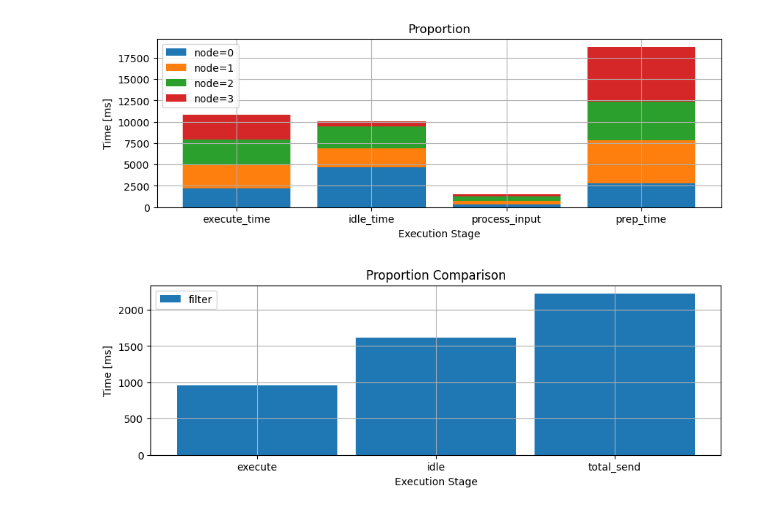
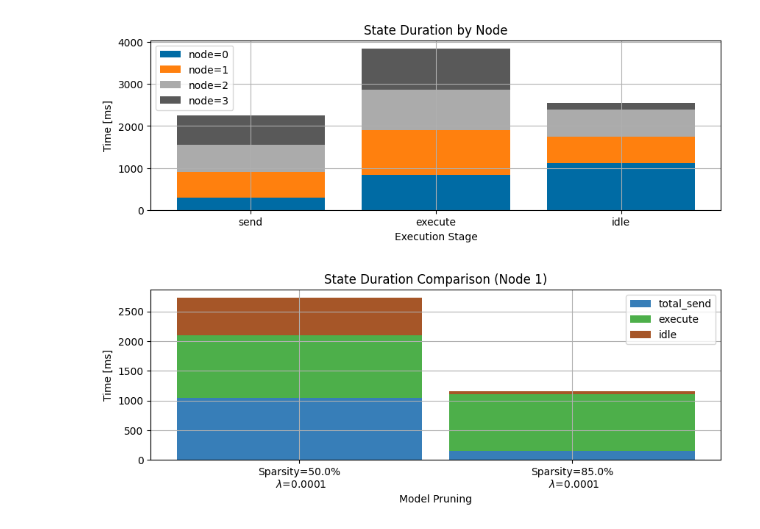
Before and after one commit to neu-spiral/CaP2, a Jupyter notebook: sandbox/plot_timing.ipynb, the cells around one changed output. Cells and saved outputs as stored; diff of their text form; code cells hidden in the pictures.

```diff
--- a/sandbox/plot_timing.ipynb
+++ b/sandbox/plot_timing.ipynb
@@ -309,5 +34,5 @@ def combine_log_files(log_file_path, log_name_substr, num_nodes):
 # %%
-block_event_df, layer_event_df, total_runtime = combine_log_files(log_file_path, log_name, num_nodes)
+block_event_df, layer_event_df, total_runtime = split_run_results.combine_log_files(log_file_path, log_name, num_nodes)
 # %%
 '''
     Make block event timeline plot
@@ -350,7 +75,7 @@ fig.set_size_inches(20,20)
 # TODO: do for each node
 inode = 0
 state_types = ['total_send', 'prep','execute', 'receive', 'idle']
-color_list = ['red', 'blue', 'green', 'orange', 'purple']
+CB_color_cycle = ['#377eb8', '#ff7f00', '#4daf4a', '#f781bf', '#a65628', '#984ea3', '#999999', '#e41a1c', '#dede00']
 num_states = len(state_types)
 
 for inode in range(num_nodes):
@@ -361,7 +86,7 @@ for inode in range(num_nodes):
 
         # format data and plot
         bars = seq_of_tuples(block_event_df.loc[(block_event_df['node'] == inode) & (block_event_df['type'] == state_type)], 'time', 'dur')
-        axs[inode].broken_barh(bars, (ystep*istate - yheigth/2,yheigth), color=color_list[istate])
+        axs[inode].broken_barh(bars, (ystep*istate - yheigth/2,yheigth), color=CB_color_cycle[istate])
 
 
     title_str = f'Node {inode}'
@@ -563,7 +268,7 @@ if DO_SAVE:
 
 '''
 
-stages = ["execute_time", "idle_time", "process_input", "prep_time"]
+stages = ["send", "execute", "idle"]
 num_stages = len(stages)
 legend_strs = []
 
@@ -572,13 +277,15 @@ plt.grid()
 bot = np.zeros(num_stages)
 for inode in range(4):
 
-    stages_array = master_df[stages][master_df['node'] == inode].sum(axis=0).to_numpy()
+    stages_array = np.array([])
+    for a_stage in stages:
+        stages_array = np.append(stages_array, block_event_df[(block_event_df['node'] == inode) & (block_event_df['type'] == a_stage) ]['dur'].sum(axis=0))
     plt.bar(stages, stages_array, bottom=bot)
     bot += stages_array
 
     legend_strs += [f'node={inode}']
 
-plt.title('Proportion')
+plt.title(f'State Duration by Node')
 plt.xlabel('Execution Stage')
 plt.ylabel('Time [ms]')
 plt.legend(legend_strs)
@@ -587,55 +294,81 @@ plt.legend(legend_strs)
 #plt.ylim(0, 50)
 
 if DO_SAVE:
-    plt.savefig(os.path.join(save_dir, 'proportion.jpg'))
+    plt.savefig(os.path.join(save_dir, f'state_dur_compare_node-{test_name}.jpg'))
 # %% [output]
-[figure, old version]
+[figure, new version]
 # %%
 '''
-    WIP Compare durations from different states
+    WIP Compare runtimes from different runs
 
     # TODO: put bars next to one another
 
 '''
 
-stages = ["execute", "idle", "total_send"]
+
+CB_color_cycle_short = ['#377eb8', '#4daf4a', '#a65628']
+stages = ['total_send','execute', 'idle']
 num_stages = len(stages)
-stage_values = np.arange(num_stages)*num_runs
+
+# ticks
 legend_strs = []
 
 width = 0.9
 
+# make plot
 plt.figure(figsize=(10,3))
 plt.grid()
 
-irun = 0
-for run_name in run_names:
-    master_df = combine_log_files(os.path.join('logs', run_name), log_name, num_nodes)[0]
+# iterators
+inode = 1
+data_frames = []
+model_names= []
+bottom = np.zeros(num_runs)
 
+# get df for each run
+for irun in range(num_runs):
+    run_name = run_names[irun]
+    data_frames.append( split_run_results.combine_log_files(os.path.join('logs', run_name), log_name, num_nodes)[0] )
+
+    model_params = run_names[irun].split('-')
+    sparsity_percent = 100*float(model_params[4][2:])
+    lcm = float(model_params[5][3:] + '-' + model_params[6])
+    model_names.append(f'Sparsity={sparsity_percent}%\n $\lambda$={lcm}')
+
+# plot 1 stage at a time
+istage = 0
+for a_stage in stages:
+
+    # fill array with value for each run
     stages_array = np.array([])
-    for a_stage in stages:
-        stages_array = np.append(stages_array, master_df[master_df['type'] == a_stage]['dur'].sum(axis=0))
+    for irun in range(num_runs):
+        master_tmp = data_frames[irun]
+        stages_array = np.append(stages_array, master_tmp[(master_tmp['type'] == a_stage) & (master_tmp['node']==inode)]['dur'].sum(axis=0))
 
-    plt.bar(stage_values + irun*width - num_runs*width/2, stages_array, width=width, align='edge')
+    # plot
+    plt.bar(model_names, stages_array, width=width, align='center', bottom=bottom, color=CB_color_cycle_short[istage])
 
-    legend_strs += [run_name]
+    # increase counters
+    bottom += stages_array
+    istage += 1
     irun += 1
 
-plt.xticks(stage_values, stages)
-#plt.xscale('log')
+#ax = plt.gca()
+#ax.set_yscale('log')
 
-plt.title('Proportion Comparison')
-plt.xlabel('Execution Stage')
+# labels
+plt.title(f'State Duration Comparison (Node {inode})')
+plt.xlabel('Model Pruning')
 plt.ylabel('Time [ms]')
-plt.legend(legend_strs)
+plt.legend(stages)
 
 #_ = plt.xticks(layer_array*17.6, uniq_layers)
 #plt.ylim(0, 50)
 
 if DO_SAVE:
-    plt.savefig(os.path.join(save_dir, 'state_compare_adjacent.jpg'))
+    plt.savefig(os.path.join(save_dir, 'state_dur_compare_stacked.jpg'))
 # %% [output]
-[figure, old version]
+[figure, new version]
 # %%
 '''
     WIP Compare runtimes from different runs
```
Also changed, not shown: parts of 15 cells of this notebook, 2 other files.
